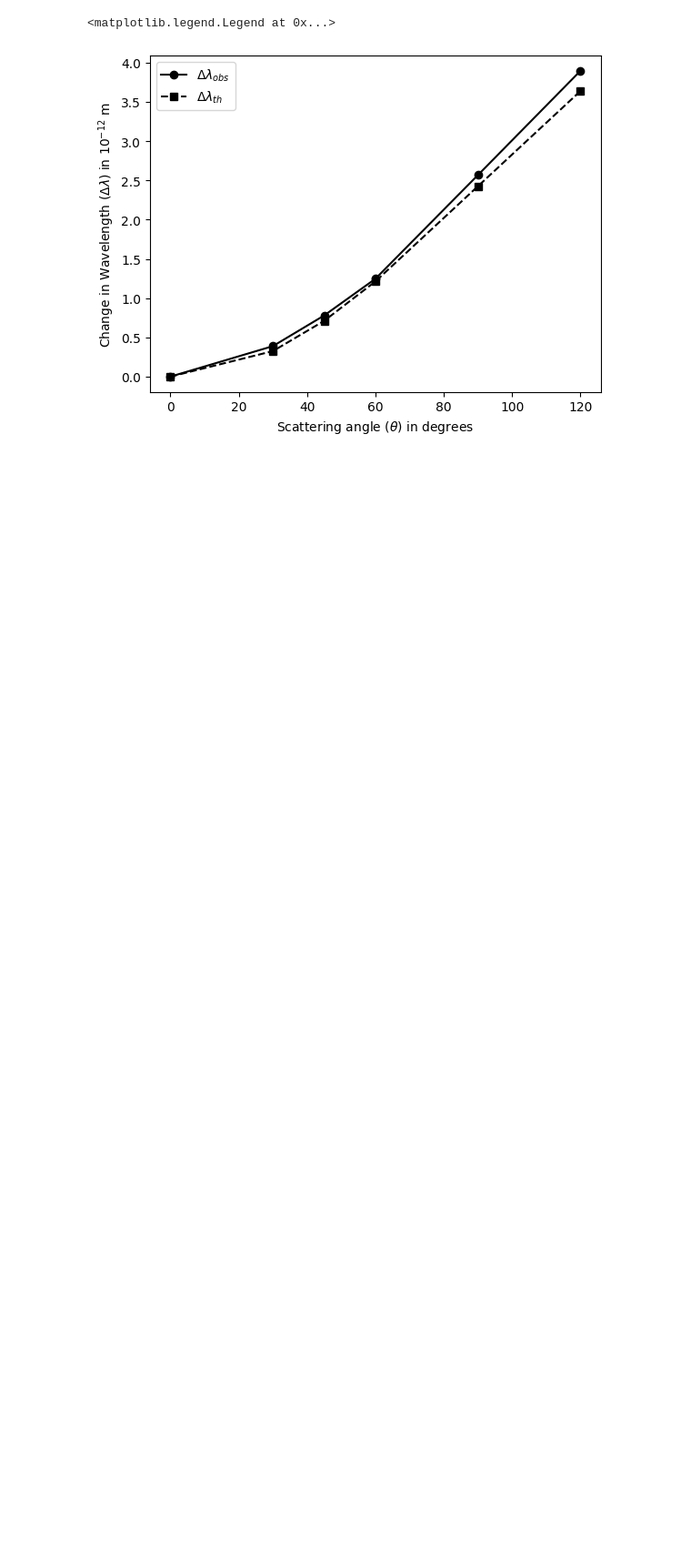
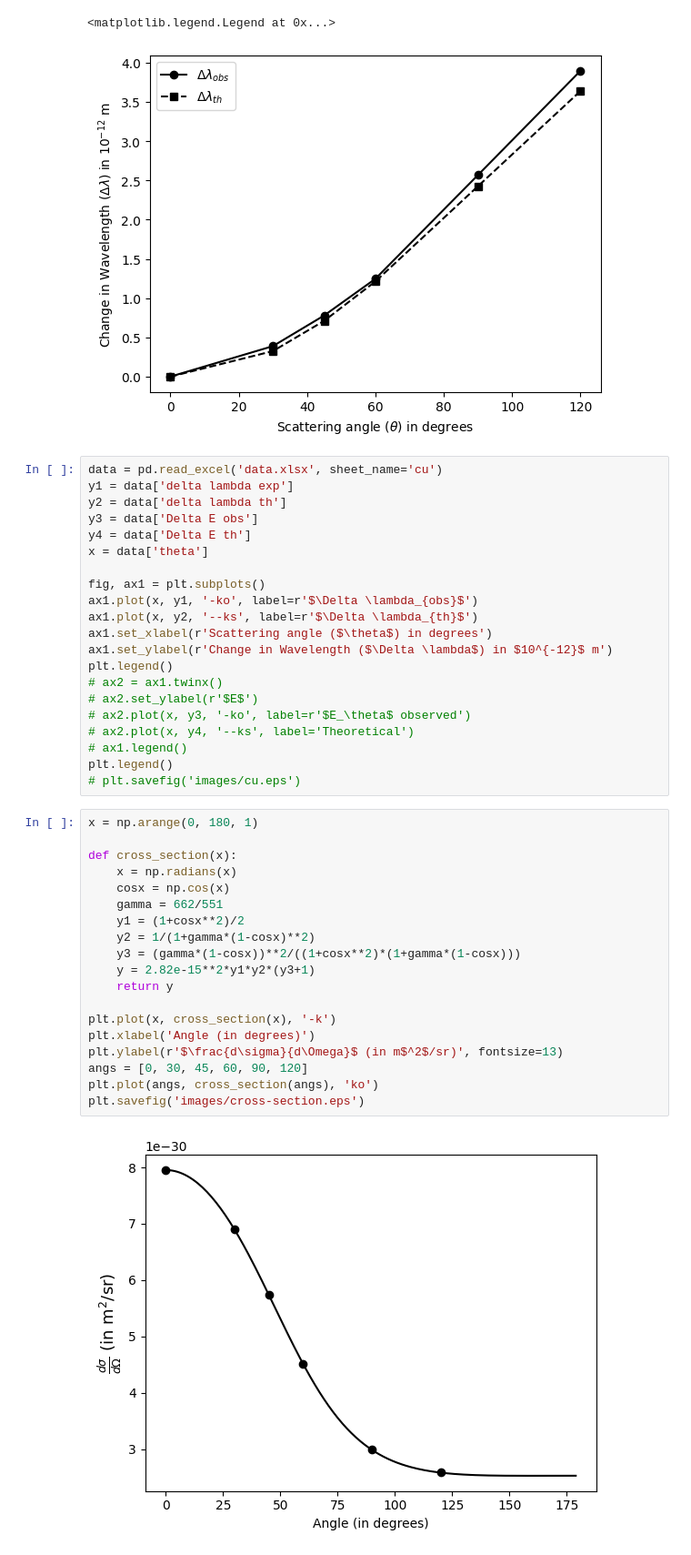
Before and after one commit to gayatri-p/lab-reports, a Jupyter notebook: nuclear and radiation physics/7. compton scattering/analysis.ipynb, the cells around one changed output. Shown: that part at 91% size. Saved outputs shown, nothing was run; the diff lists cells and outputs as text; blank space fills up the shorter version.

```diff
--- a/nuclear and radiation physics/7. compton scattering/analysis.ipynb
+++ b/nuclear and radiation physics/7. compton scattering/analysis.ipynb
@@ -43,3 +43,45 @@ plt.legend()
 # %% [output]
 <matplotlib.legend.Legend at 0x...>
 [figure]
+# %%
+data = pd.read_excel('data.xlsx', sheet_name='cu')
+y1 = data['delta lambda exp']
+y2 = data['delta lambda th']
+y3 = data['Delta E obs']
+y4 = data['Delta E th']
+x = data['theta']
+
+fig, ax1 = plt.subplots()
+ax1.plot(x, y1, '-ko', label=r'$\Delta \lambda_{obs}$')
+ax1.plot(x, y2, '--ks', label=r'$\Delta \lambda_{th}$')
+ax1.set_xlabel(r'Scattering angle ($\theta$) in degrees')
+ax1.set_ylabel(r'Change in Wavelength ($\Delta \lambda$) in $10^{-12}$ m')
+plt.legend()
+# ax2 = ax1.twinx()
+# ax2.set_ylabel(r'$E$')
+# ax2.plot(x, y3, '-ko', label=r'$E_\theta$ observed')
+# ax2.plot(x, y4, '--ks', label='Theoretical')
+# ax1.legend()
+plt.legend()
+# plt.savefig('images/cu.eps')
+# %%
+x = np.arange(0, 180, 1)
+
+def cross_section(x):
+    x = np.radians(x)
+    cosx = np.cos(x)
+    gamma = 662/551
+    y1 = (1+cosx**2)/2
+    y2 = 1/(1+gamma*(1-cosx)**2)
+    y3 = (gamma*(1-cosx))**2/((1+cosx**2)*(1+gamma*(1-cosx)))
+    y = 2.82e-15**2*y1*y2*(y3+1)
+    return y
+
+plt.plot(x, cross_section(x), '-k')
+plt.xlabel('Angle (in degrees)')
+plt.ylabel(r'$\frac{d\sigma}{d\Omega}$ (in m$^2$/sr)', fontsize=13)
+angs = [0, 30, 45, 60, 90, 120]
+plt.plot(angs, cross_section(angs), 'ko')
+plt.savefig('images/cross-section.eps')
+# %% [output]
+[figure, added]
```
Also changed, not shown: parts of 1 cell of this notebook, 22 other files.
